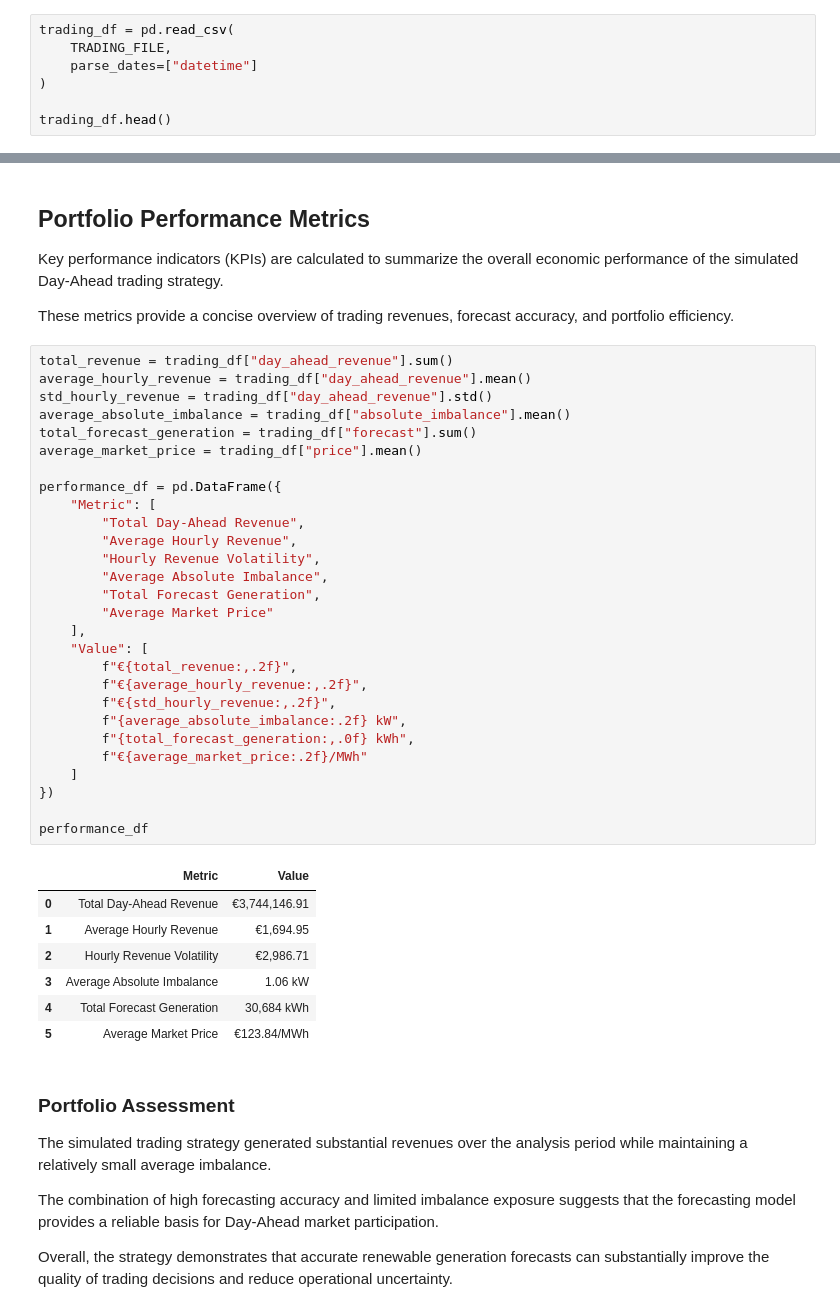
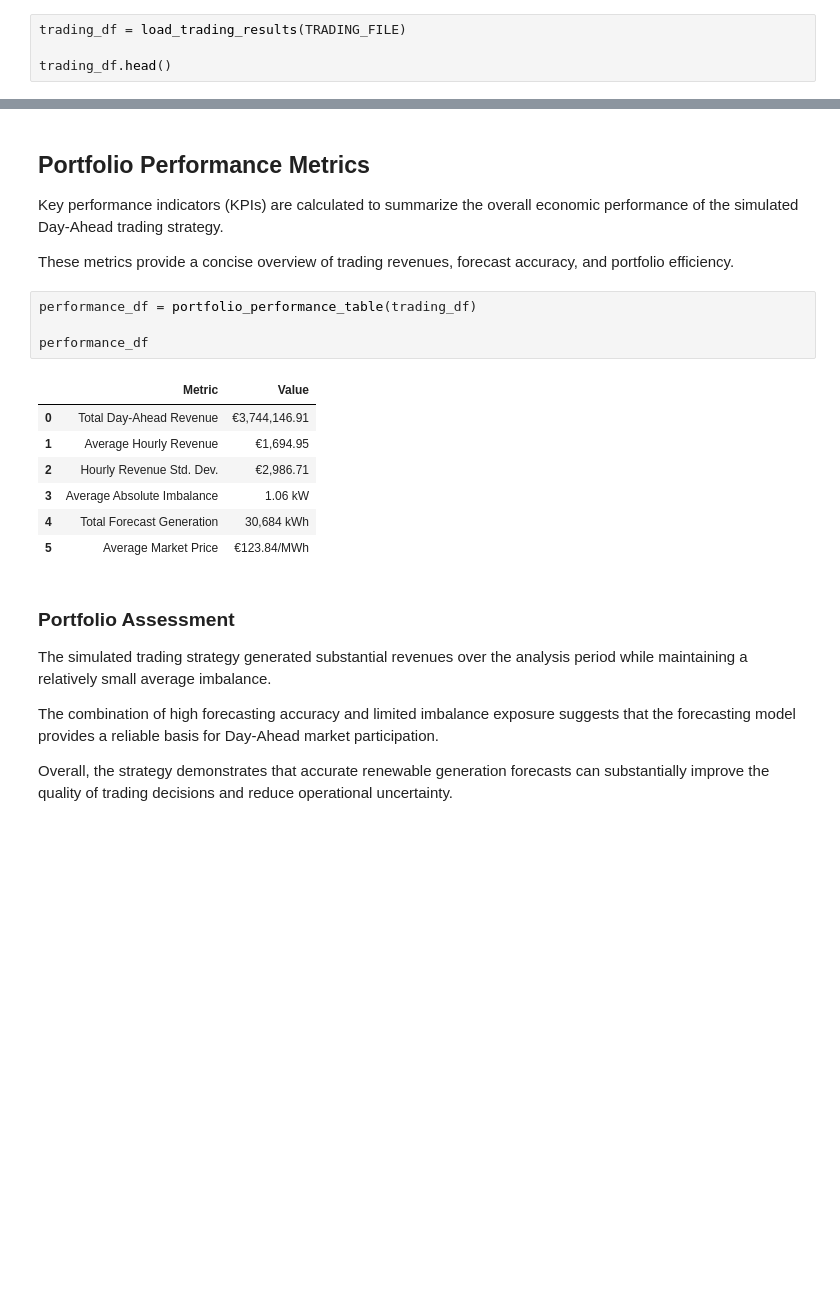
Before and after one commit to sbaffo0106/short-term-power-trading, a Jupyter notebook: notebooks/04_pnl_analysis.ipynb, the cells around one changed output, grey strips where cells are left out. Saved outputs shown, nothing was run; the diff lists cells and outputs as text; blank space fills up the shorter version.

```diff
--- a/notebooks/04_pnl_analysis.ipynb
+++ b/notebooks/04_pnl_analysis.ipynb
@@ -34,10 +43,7 @@ The Day-Ahead trading results generated in the previous notebook are loaded for
 
 The dataset contains hourly market prices, forecast generation, actual generation, Day-Ahead positions, imbalance volumes, and gross Day-Ahead revenues.
 # %%
-trading_df = pd.read_csv(
-    TRADING_FILE,
-    parse_dates=["datetime"]
-)
+trading_df = load_trading_results(TRADING_FILE)
 
 trading_df.head()
 # %% [output]
@@ -82,38 +84,14 @@ Key performance indicators (KPIs) are calculated to summarize the overall econom
 
 These metrics provide a concise overview of trading revenues, forecast accuracy, and portfolio efficiency.
 # %%
-total_revenue = trading_df["day_ahead_revenue"].sum()
-average_hourly_revenue = trading_df["day_ahead_revenue"].mean()
-std_hourly_revenue = trading_df["day_ahead_revenue"].std()
-average_absolute_imbalance = trading_df["absolute_imbalance"].mean()
-total_forecast_generation = trading_df["forecast"].sum()
-average_market_price = trading_df["price"].mean()
-
-performance_df = pd.DataFrame({
-    "Metric": [
-        "Total Day-Ahead Revenue",
-        "Average Hourly Revenue",
-        "Hourly Revenue Volatility",
-        "Average Absolute Imbalance",
-        "Total Forecast Generation",
-        "Average Market Price"
-    ],
-    "Value": [
-        f"€{total_revenue:,.2f}",
-        f"€{average_hourly_revenue:,.2f}",
-        f"€{std_hourly_revenue:,.2f}",
-        f"{average_absolute_imbalance:.2f} kW",
-        f"{total_forecast_generation:,.0f} kWh",
-        f"€{average_market_price:.2f}/MWh"
-    ]
-})
+performance_df = portfolio_performance_table(trading_df)
 
 performance_df
 # %% [output]
 |  | Metric | Value |
 | 0 | Total Day-Ahead Revenue | €3,744,146.91 |
 | 1 | Average Hourly Revenue | €1,694.95 |
-| 2 | Hourly Revenue Volatility | €2,986.71 |
+| 2 | Hourly Revenue Std. Dev. | €2,986.71 |
 | 3 | Average Absolute Imbalance | 1.06 kW |
 | 4 | Total Forecast Generation | 30,684 kWh |
 | 5 | Average Market Price | €123.84/MWh |
```
Also changed, not shown: parts of 4 cells of this notebook, 14 other files.
